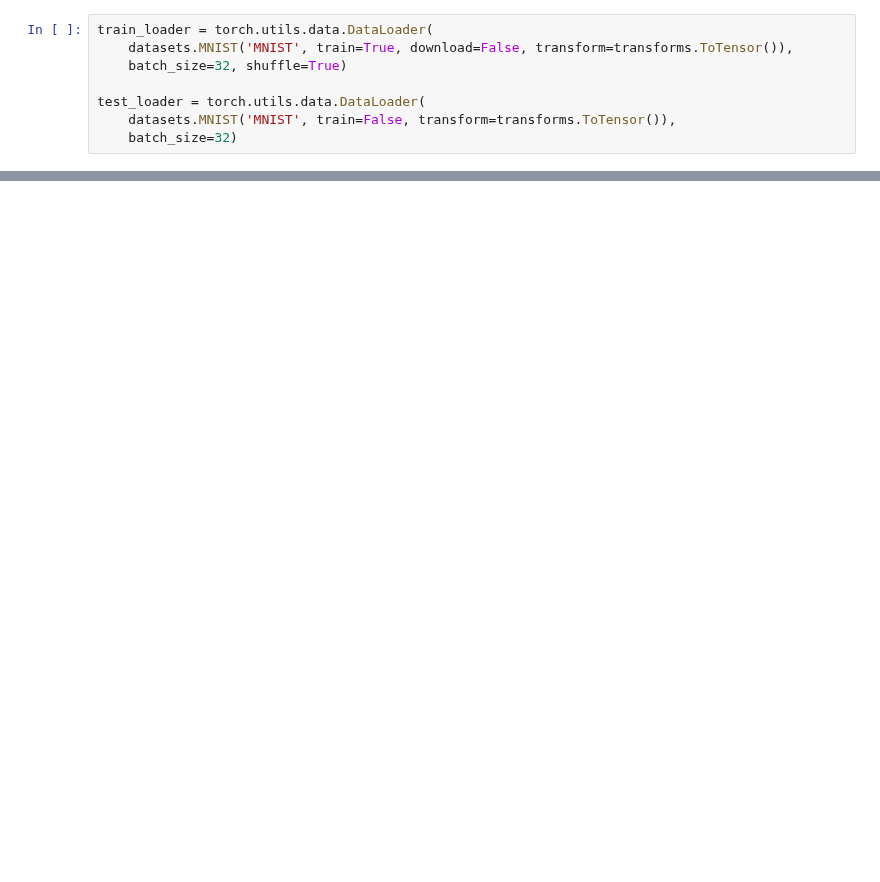
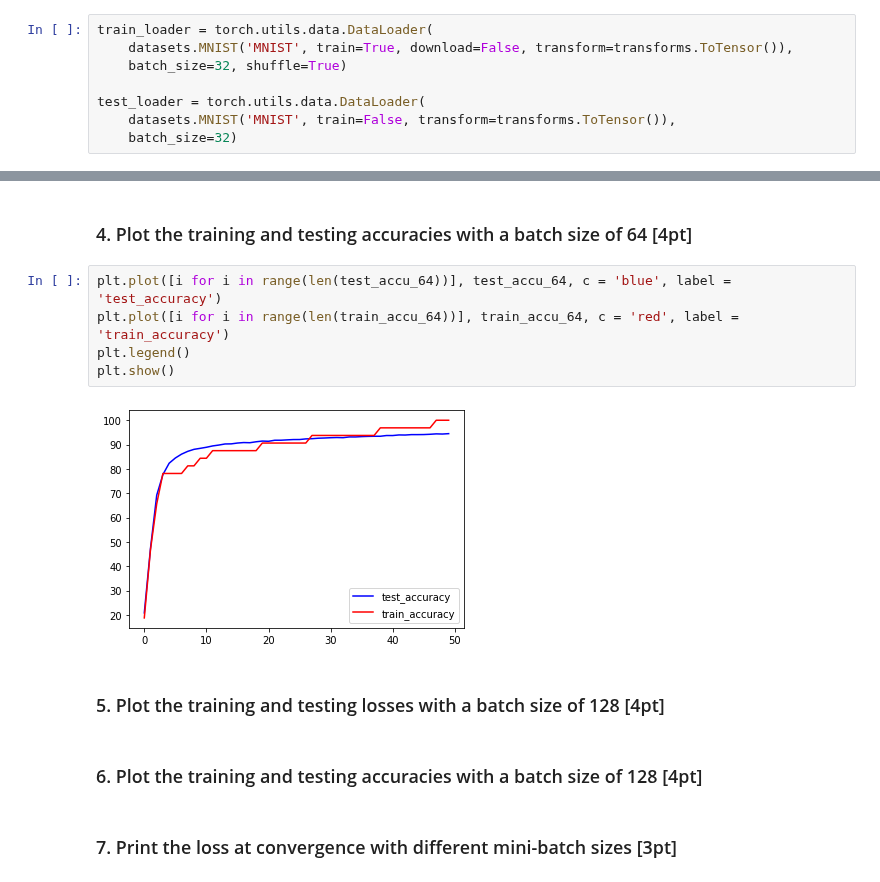
Before and after one commit to minjoong507/Machine-learning-project, a Jupyter notebook: 9week/notebook/assignment-09.ipynb, the cells around one changed output, grey strips where cells are left out. Saved outputs shown, nothing was run; the diff lists cells and outputs as text; blank space fills up the shorter version.

```diff
--- a/9week/notebook/assignment-09.ipynb
+++ b/9week/notebook/assignment-09.ipynb
@@ -127,0 +254,15 @@ with torch.no_grad():
+# %% [markdown]
+### 4. Plot the training and testing accuracies with a batch size of 64 [4pt]
+# %%
+plt.plot([i for i in range(len(test_accu_64))], test_accu_64, c = 'blue', label = 'test_accuracy')
+plt.plot([i for i in range(len(train_accu_64))], train_accu_64, c = 'red', label = 'train_accuracy')
+plt.legend()
+plt.show()
+# %% [output]
+[figure, added]
+# %% [markdown]
+### 5. Plot the training and testing losses with a batch size of 128 [4pt]
+# %% [markdown]
+### 6. Plot the training and testing accuracies with a batch size of 128 [4pt]
+# %% [markdown]
+### 7. Print the loss at convergence with different mini-batch sizes [3pt]
```
Also changed, not shown: parts of 23 cells of this notebook.
